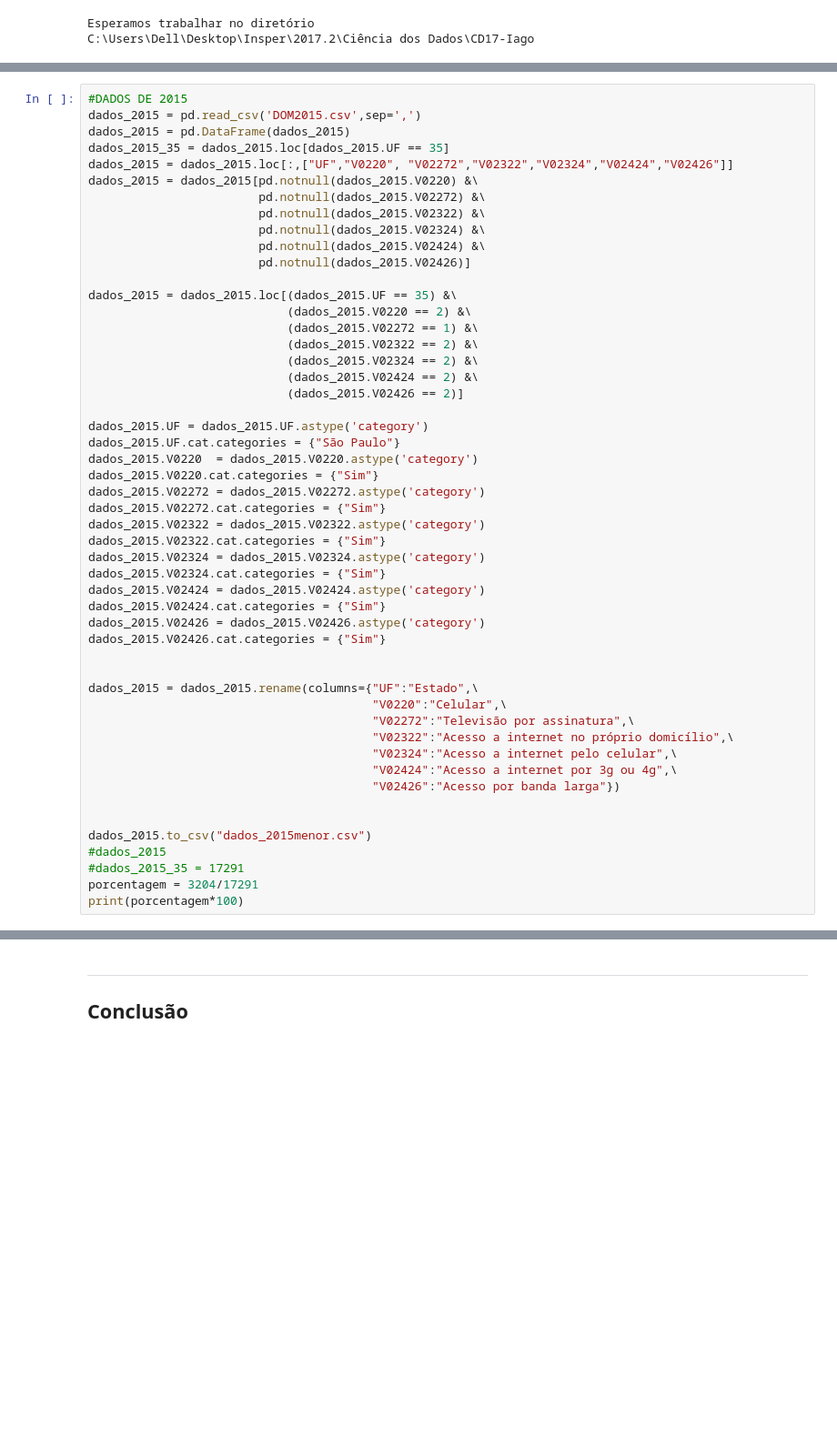
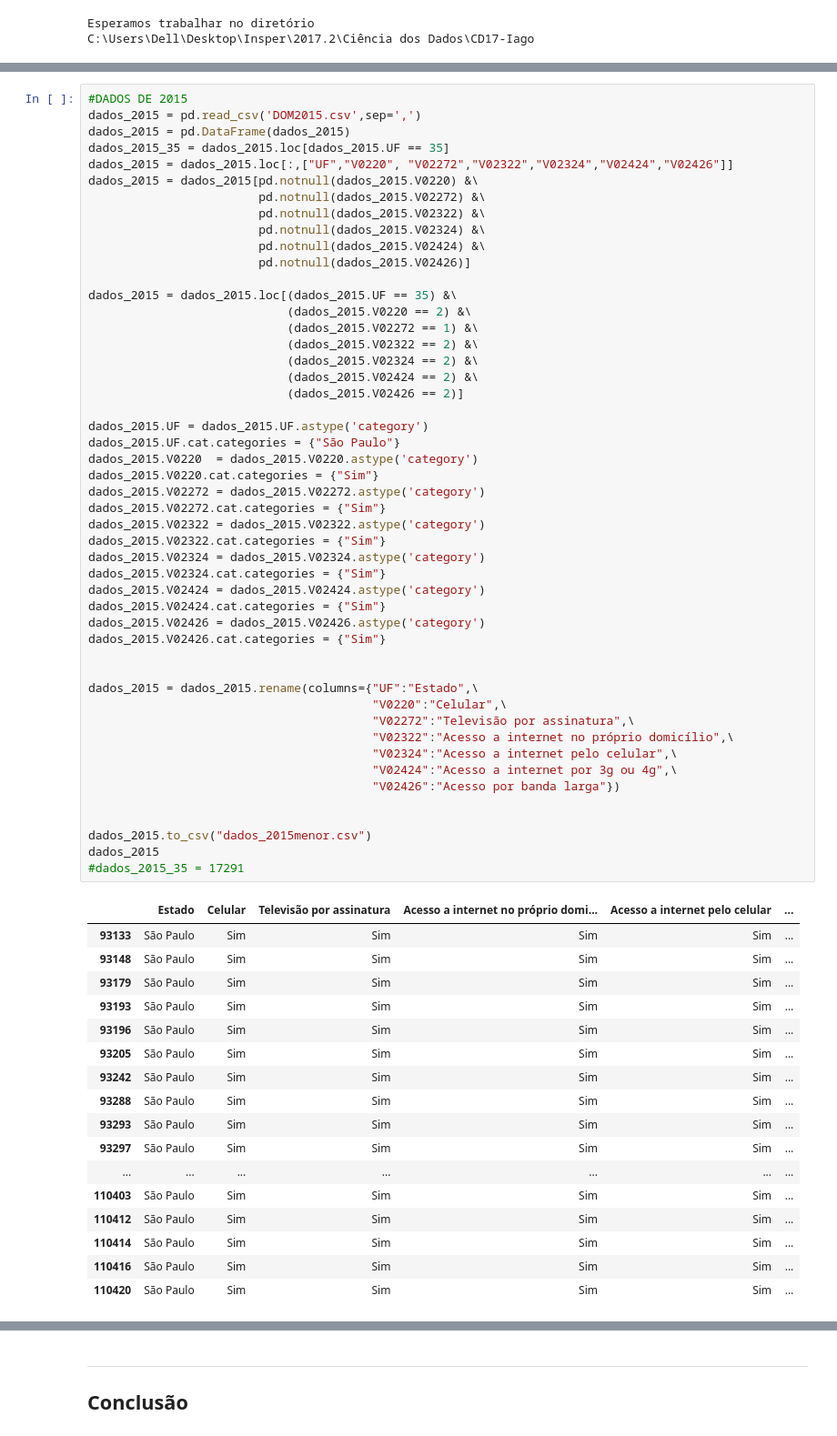
Before and after one commit to IagoMendes/CD17-Iago, a Jupyter notebook: Projeto1 Layout.ipynb, the cells around one changed output, grey strips where cells are left out. Shown at 91% size. Drawn from its saved outputs; the diff is of its cells as text; blank space fills up the shorter version.

```diff
--- a/Projeto1 Layout.ipynb
+++ b/Projeto1 Layout.ipynb
@@ -158,33 +190,48 @@ dados_2015 = dados_2015.loc[(dados_2015.UF == 35) &\
                             (dados_2015.V02426 == 2)]
 
 dados_2015.UF = dados_2015.UF.astype('category')
 dados_2015.UF.cat.categories = {"São Paulo"}
 dados_2015.V0220  = dados_2015.V0220.astype('category')
 dados_2015.V0220.cat.categories = {"Sim"}
 dados_2015.V02272 = dados_2015.V02272.astype('category')
 dados_2015.V02272.cat.categories = {"Sim"}
 dados_2015.V02322 = dados_2015.V02322.astype('category')
 dados_2015.V02322.cat.categories = {"Sim"}
 dados_2015.V02324 = dados_2015.V02324.astype('category')
 dados_2015.V02324.cat.categories = {"Sim"}
 dados_2015.V02424 = dados_2015.V02424.astype('category')
 dados_2015.V02424.cat.categories = {"Sim"}
 dados_2015.V02426 = dados_2015.V02426.astype('category')
 dados_2015.V02426.cat.categories = {"Sim"}
 
 
 dados_2015 = dados_2015.rename(columns={"UF":"Estado",\
                                         "V0220":"Celular",\
                                         "V02272":"Televisão por assinatura",\
                                         "V02322":"Acesso a internet no próprio domicílio",\
                                         "V02324":"Acesso a internet pelo celular",\
                                         "V02424":"Acesso a internet por 3g ou 4g",\
                                         "V02426":"Acesso por banda larga"})
 
 
 dados_2015.to_csv("dados_2015menor.csv")
-#dados_2015
+dados_2015
 #dados_2015_35 = 17291
-porcentagem = 3204/17291
-print(porcentagem*100)
 # %% [output]
+|  | Estado | Celular | Televisão por assinatura | Acesso a internet no próprio domi... | Acesso a internet pelo celular | ... |
+| 93133 | São Paulo | Sim | Sim | Sim | Sim | ... |
+| 93148 | São Paulo | Sim | Sim | Sim | Sim | ... |
+| 93179 | São Paulo | Sim | Sim | Sim | Sim | ... |
+| 93193 | São Paulo | Sim | Sim | Sim | Sim | ... |
+| 93196 | São Paulo | Sim | Sim | Sim | Sim | ... |
+| 93205 | São Paulo | Sim | Sim | Sim | Sim | ... |
+| 93242 | São Paulo | Sim | Sim | Sim | Sim | ... |
+| 93288 | São Paulo | Sim | Sim | Sim | Sim | ... |
+| 93293 | São Paulo | Sim | Sim | Sim | Sim | ... |
+| 93297 | São Paulo | Sim | Sim | Sim | Sim | ... |
+| ... | ... | ... | ... | ... | ... | ... |
+| 110403 | São Paulo | Sim | Sim | Sim | Sim | ... |
+| 110412 | São Paulo | Sim | Sim | Sim | Sim | ... |
+| 110414 | São Paulo | Sim | Sim | Sim | Sim | ... |
+| 110416 | São Paulo | Sim | Sim | Sim | Sim | ... |
+| 110420 | São Paulo | Sim | Sim | Sim | Sim | ... |
```
Also changed, not shown: parts of 4 cells of this notebook.
